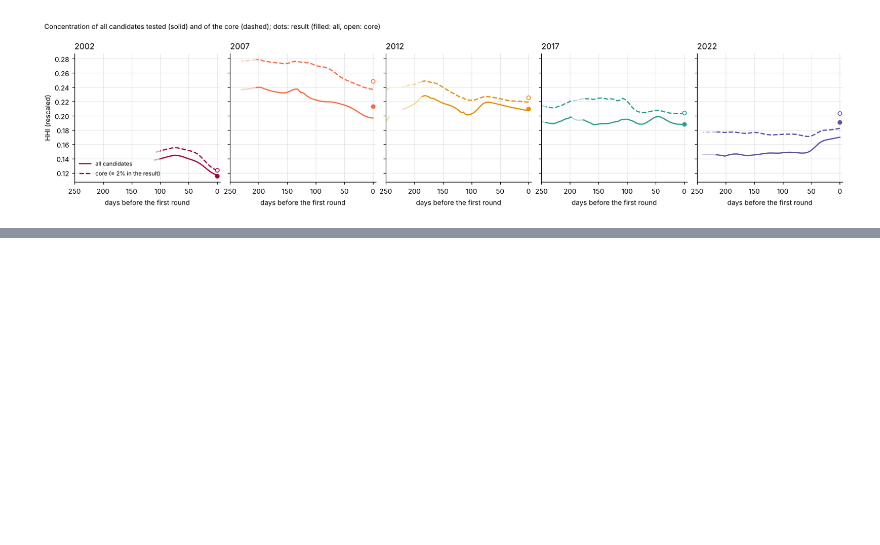
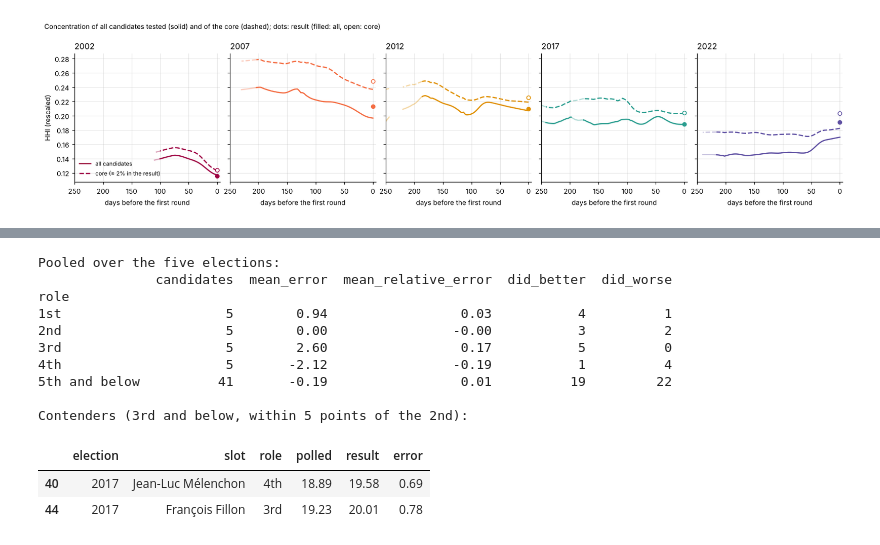
Before and after one commit to clarasalas/strategic-voting-polls-2RS, a Jupyter notebook: notebooks/06_polls_vs_results.ipynb, the cells around one changed output, grey strips where cells are left out. Cells and saved outputs as stored; diff of their text form; code cells hidden in the pictures; blank space fills up the shorter version.

```diff
--- a/notebooks/06_polls_vs_results.ipynb
+++ b/notebooks/06_polls_vs_results.ipynb
@@ -227,0 +274,26 @@ fig.savefig(FIGURES / "concentration_all_vs_core.png")
+# %%
+pooled = err.dropna(subset=["error"]).groupby("role").agg(
+    candidates=("slot", "size"), mean_error=("error", "mean"), mean_relative_error=("relative_error", "mean"),
+    did_better=("error", lambda x: int((x > 0).sum())), did_worse=("error", lambda x: int((x < 0).sum())))
+pooled = pooled.reindex(["1st", "2nd", "3rd", "4th", "5th and below"])
+contenders = err[err["contender"]].agg(candidates=("slot", "size"), mean_error=("error", "mean"))
+pooled.round(2).to_csv(TABLES / "error_by_role.csv")
+print("Pooled over the five elections:")
+print(pooled.round(2).to_string())
+print()
+print("Contenders (3rd and below, within 5 points of the 2nd):")
+err[err["contender"]][["election", "slot", "role", "polled", "result", "error"]].round(2)
+# %% [output]
+Pooled over the five elections:
+               candidates  mean_error  mean_relative_error  did_better  did_worse
+role
+1st                     5        0.94                 0.03           4          1
+2nd                     5        0.00                -0.00           3          2
+3rd                     5        2.60                 0.17           5          0
+4th                     5       -2.12                -0.19           1          4
+5th and below          41       -0.19                 0.01          19         22
+
+Contenders (3rd and below, within 5 points of the 2nd):
+|  | election | slot | role | polled | result | error |
+| 40 | 2017 | Jean-Luc Mélenchon | 4th | 18.89 | 19.58 | 0.69 |
+| 44 | 2017 | François Fillon | 3rd | 19.23 | 20.01 | 0.78 |
```
Also changed, not shown: parts of 5 cells of this notebook, 3 other files.
